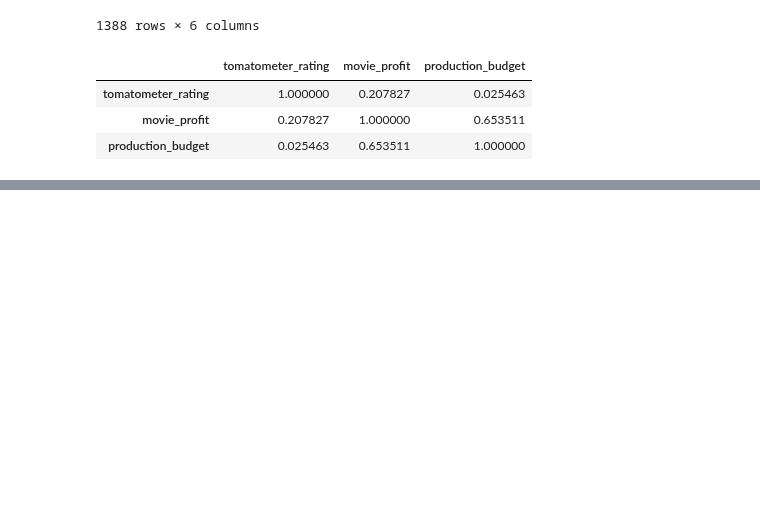
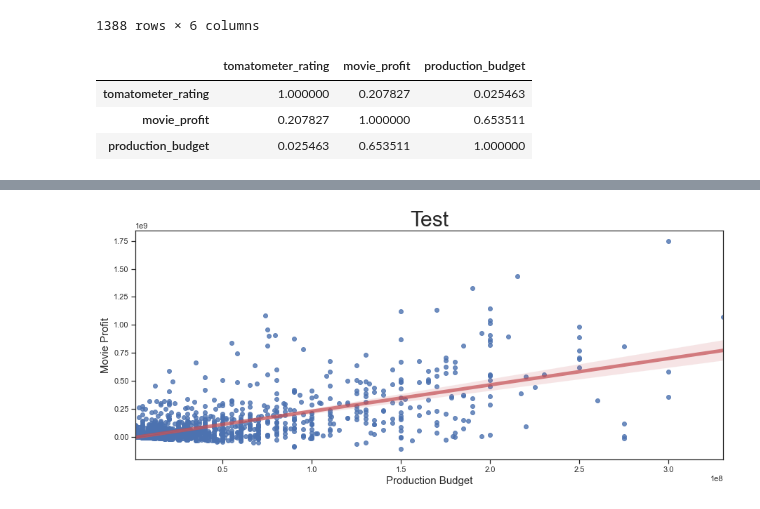
Before and after one commit to jchandleroneal/microsoft-movie-analysis, a Jupyter notebook: workspace.ipynb, the cells around one changed output, grey strips where cells are left out. Cells and saved outputs as stored; diff of their text form; code cells hidden in the pictures; blank space fills up the shorter version.

```diff
--- a/workspace.ipynb
+++ b/workspace.ipynb
@@ -325,0 +309,16 @@ sns.regplot(x,y);
+# %%
+fig, ax = plt.subplots(figsize=(15,6))
+sns.regplot(x,y ,line_kws={"color":"r","alpha":0.7,"lw":5})
+
+
+viz_frame = movie_actor_budget[movie_actor_budget.production_budget < 100000000]
+
+x = viz_frame.production_budget
+y = viz_frame.movie_profit
+
+ax.set_title('Test', fontsize=30)
+
+ax.set_xlabel('Production Budget', fontsize=15)
+ax.set_ylabel('Movie Profit', fontsize=15);
+# %% [output]
+[figure, added]
```
Also changed, not shown: parts of 12 cells of this notebook.
